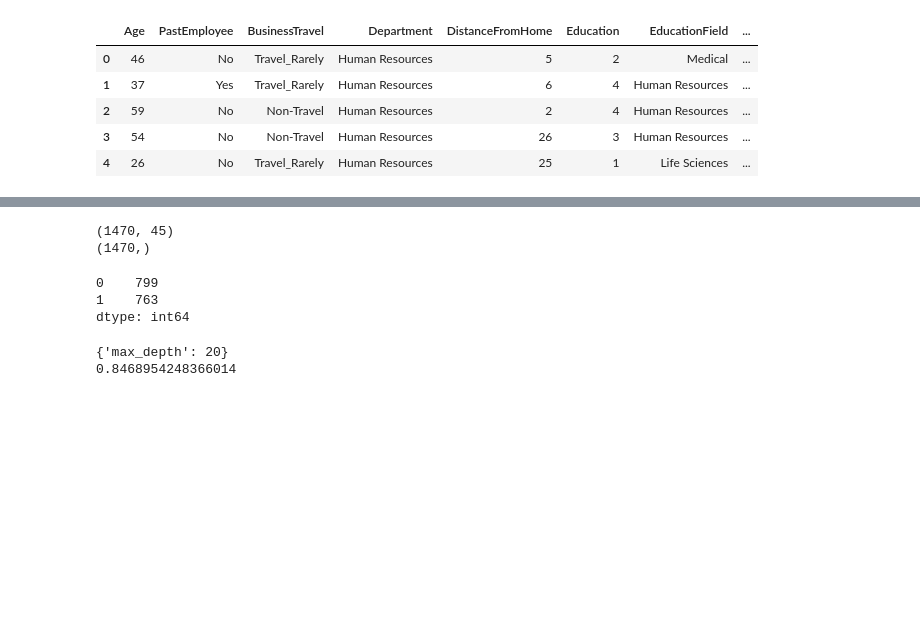
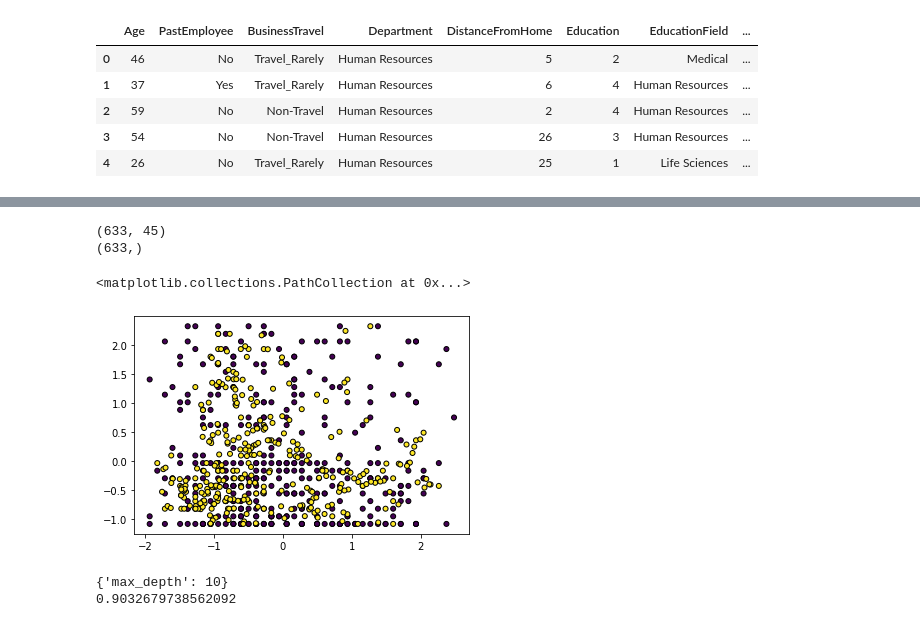
Before and after one commit to swapnilbetkar/python, a Jupyter notebook: DecisionTree_Lect2.ipynb, the cells around one changed output, grey strips where cells are left out. Saved outputs shown, nothing was run; the diff lists cells and outputs as text; code cells hidden in the pictures; blank space fills up the shorter version.

Commit message:
Improvised by eliminating outliers

```diff
--- a/DecisionTree_Lect2.ipynb
+++ b/DecisionTree_Lect2.ipynb
@@ -39,0 +34,20 @@ finalDF = pd.get_dummies(dataset, columns=categoricalColumns)
+# %%
+# Divide dataset into label and feature set
+
+categoricalColumns = ['BusinessTravel','Department','EducationField','JobRole','MaritalStatus']
+finalDF = pd.get_dummies(dataset, columns=categoricalColumns)
+# finalDF.head()
+print(finalDF.describe())
+
+#Eliminating Outliers
+min_threshold, max_threshold = finalDF.YearsWithCurrManager.quantile([0.001,0.999])
+finalDF = finalDF[(finalDF.YearsWithCurrManager < max_threshold) & (finalDF.YearsWithCurrManager > min_threshold)]
+
+min_threshold, max_threshold = finalDF.DistanceFromHome.quantile([0.001,0.999])
+finalDF = finalDF[(finalDF.DistanceFromHome < max_threshold) & (finalDF.DistanceFromHome > min_threshold)]
+
+min_threshold, max_threshold = finalDF.MonthlyIncome.quantile([0.001,0.999])
+finalDF = finalDF[(finalDF.MonthlyIncome < max_threshold) & (finalDF.MonthlyIncome > min_threshold)]
+
+min_threshold, max_threshold = finalDF.YearsSinceLastPromotion.quantile([0.001,0.95])
+finalDF = finalDF[(finalDF.YearsSinceLastPromotion < max_threshold) & (finalDF.YearsSinceLastPromotion > min_threshold)]
@@ -43,8 +75,8 @@ X = finalDF.drop('PastEmployee',axis=1) #features
 print(X.shape)
 print(Y.shape)
 # %% [output]
-(1470, 45)
-(1470,)
+(633, 45)
+(633,)
 # %%
 #Normalizing features
 from sklearn.preprocessing import StandardScaler
@@ -60,27 +91,26 @@ X_train,X_test,Y_train,Y_test = train_test_split(X_scaled,Y,test_size = 0.35, ra
 # %%
 #Check if dataset is skewed/imbalanced -- If yes then implement oversampling to balance dataset (SMOTE - Synthetic Minority Oversampling technique is one way of achiveing this)
 pd.Series(Y_train).value_counts() # Run this test on label, since a single column will give better insights
 # plt.scatter(X_train[:, 0], X_train[:, 1], marker='o', c=Y_train, s=25, edgecolor='k')
 # Since dataset is skewed, apply SMOTE
 from imblearn.over_sampling import SMOTE
 
 
-# smote = SMOTE(random_state=2)
-# X_train, Y_train = smote.fit_sample(X_train,Y_train)
+smote = SMOTE(random_state=2)
+X_train, Y_train = smote.fit_sample(X_train,Y_train)
+import matplotlib.pyplot as plt
+pd.Series(Y_train).value_counts()
+plt.scatter(X_train[:, 0], X_train[:, 1], marker='o', c=Y_train, s=25, edgecolor='k')
+
+# from imblearn.over_sampling import ADASYN
+# adasyn = ADASYN(random_state=2)
+# X_train, Y_train = adasyn.fit_sample(X_train,Y_train)
 # import matplotlib.pyplot as plt
 # pd.Series(Y_train).value_counts()
 # plt.scatter(X_train[:, 0], X_train[:, 1], marker='o', c=Y_train, s=25, edgecolor='k')
-
-from imblearn.over_sampling import ADASYN
-adasyn = ADASYN(random_state=2)
-X_train, Y_train = adasyn.fit_sample(X_train,Y_train)
-import matplotlib.pyplot as plt
-pd.Series(Y_train).value_counts()
-# plt.scatter(X_train[:, 0], X_train[:, 1], marker='o', c=Y_train, s=25, edgecolor='k')
 # %% [output]
-0    799
-1    763
-dtype: int64
+<matplotlib.collections.PathCollection at 0x...>
+[figure, added]
 # %%
 # Build Classification Tree Model
 from sklearn import tree
@@ -89,20 +119,21 @@ from sklearn import tree
 from sklearn.model_selection import GridSearchCV
 classifier = tree.DecisionTreeClassifier(criterion="entropy")
 grid_parameters = {"max_depth":[2,3,4,5,10,15,20,25,30,35]}
-gd_sr = GridSearchCV(estimator=classifier,param_grid=grid_parameters,scoring="recall",cv=5)
+gd_sr = GridSearchCV(estimator=classifier,param_grid=grid_parameters,scoring="recall",cv=20)
 gd_sr.fit(X_train,Y_train)
 best_param = gd_sr.best_params_
 print(best_param)
 best_result = gd_sr.best_score_
 print(best_result)
 
-dtree = tree.DecisionTreeClassifier(criterion="entropy", max_depth=30)
+dtree = tree.DecisionTreeClassifier(criterion="entropy", max_depth=5)
 dtree.fit(X_train,Y_train)
 # featimp
 featimp = pd.Series(dtree.feature_importances_, index=list(X)).sort_values(ascending=False)
+# print(featimp)
 # %% [output]
-{'max_depth': 20}
-0.8468954248366014
+{'max_depth': 10}
+0.9032679738562092
 # %%
 #Evaluate Model
 from sklearn import metrics
```
Also changed, not shown: parts of 5 cells of this notebook.
